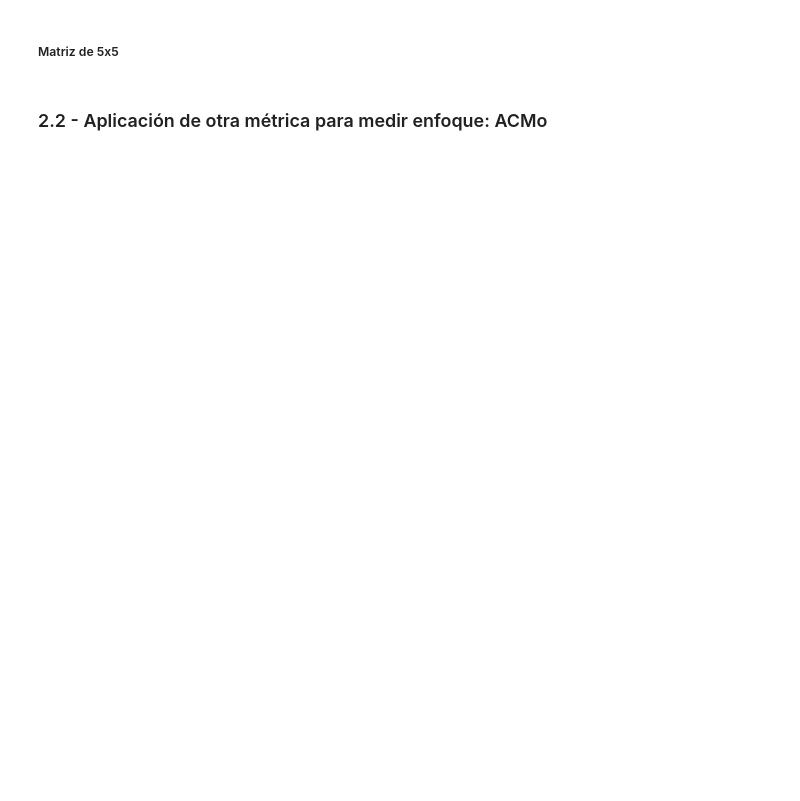
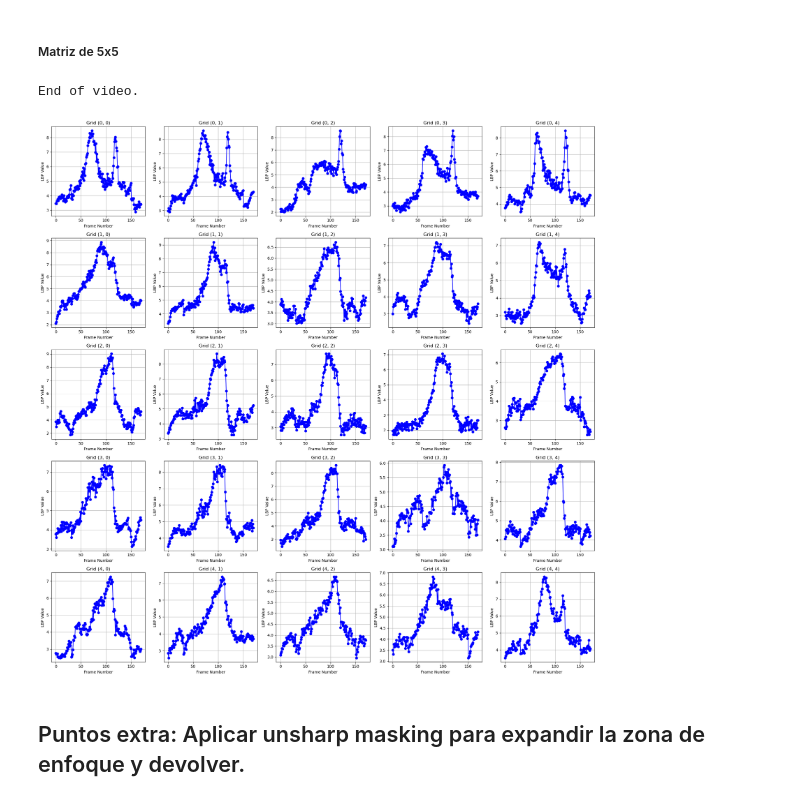
Before and after one commit to christophcharaf/vision_computadora_I, a Jupyter notebook: Material_TPs/TP2/tp_2.ipynb, the cells around one changed output. Drawn from its saved outputs; the diff is of its cells as text; code cells hidden in the pictures; blank space fills up the shorter version.

Commit message:
Falta Aplicar unsharp masking

```diff
--- a/Material_TPs/TP2/tp_2.ipynb
+++ b/Material_TPs/TP2/tp_2.ipynb
@@ -764,6 +836,7 @@ display_video_with_matrix(4, 4, 10, 10)
 # %% [markdown]
 ##### Matriz de 5x5
 # %%
-display_video_with_matrix(5, 5, 10, 10)
+display_video_with_matrix(5, 5, 40, 10)
+# %% [output]
+End of video.
+[figure, added]
-# %% [markdown]
-### 2.2 - Aplicación de otra métrica para medir enfoque: ACMo
@@ -892,0 +843,2 @@ else:
+# %% [markdown]
+## Puntos extra: Aplicar unsharp masking para expandir la zona de enfoque y devolver.
```
Also changed, not shown: parts of 12 cells of this notebook.
